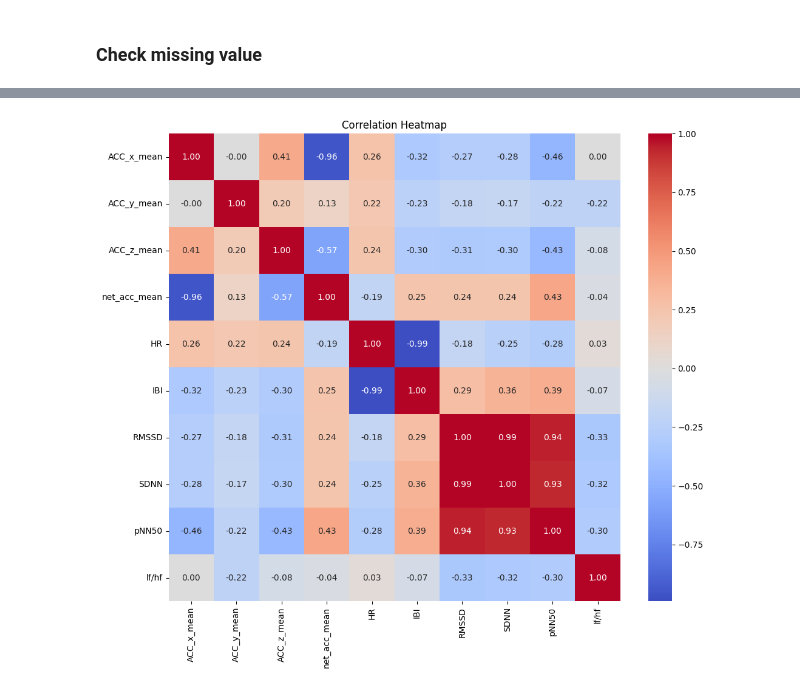
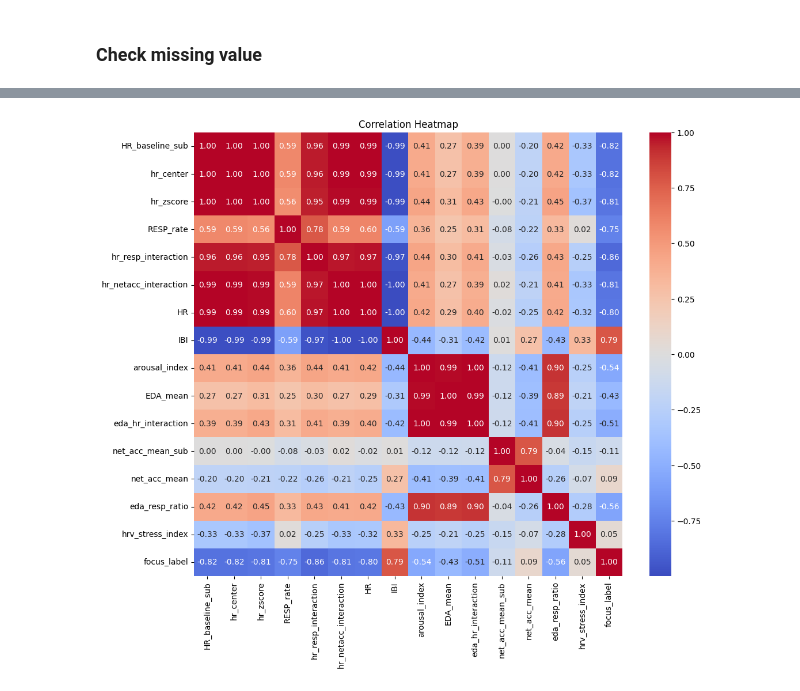
Before and after one commit to grayaubel/focus-detection-using-physiological-data, a Jupyter notebook: notebooks/WESAD/train_model.ipynb, the cells around one changed output, grey strips where cells are left out. Saved outputs shown, nothing was run; the diff lists cells and outputs as text; code cells hidden in the pictures.

Commit message:
update notebook and data

```diff
--- a/notebooks/WESAD/train_model.ipynb
+++ b/notebooks/WESAD/train_model.ipynb
@@ -7,5 +3,14 @@ from scipy import stats
 import seaborn as sns
 import matplotlib.pyplot as plt
 # %%
-df_all = pd.read_csv('../../data/processed/WESAD/WESAD_with_focus.csv', index_col=0)
+df_all = pd.read_csv('../../data/processed/WESAD/feature_extracted/30s/data_feature_engineered.csv', index_col=0)
+# %%
+selected_feature = [
+    'HR_baseline_sub', 'hr_center', 'hr_zscore', 'RESP_rate', 'hr_resp_interaction',
+    'hr_netacc_interaction', 'HR', 'IBI', 'arousal_index', 'EDA_mean',
+    'eda_hr_interaction', 'net_acc_mean_sub', 'net_acc_mean', 'eda_resp_ratio', 'hrv_stress_index',
+    'focus_label'
+    ]
+# %%
+df = df_all[selected_feature]
 # %%
@@ -69,10 +74,9 @@ selected_features = [
 # %%
-feature_only = df_all[selected_features].corr()
-# Heatmap plot
+feature_only = df.corr()# Heatmap plot
 plt.figure(figsize=(12, 10))
 sns.heatmap(feature_only.corr(), annot=True, fmt=".2f", cmap='coolwarm', center=0)
 plt.title("Correlation Heatmap")
 plt.show()
 # %% [output]
-[figure, old version]
+[figure, new version]
 # %%
```
Also changed, not shown: parts of 33 cells of this notebook, 2 other files.
